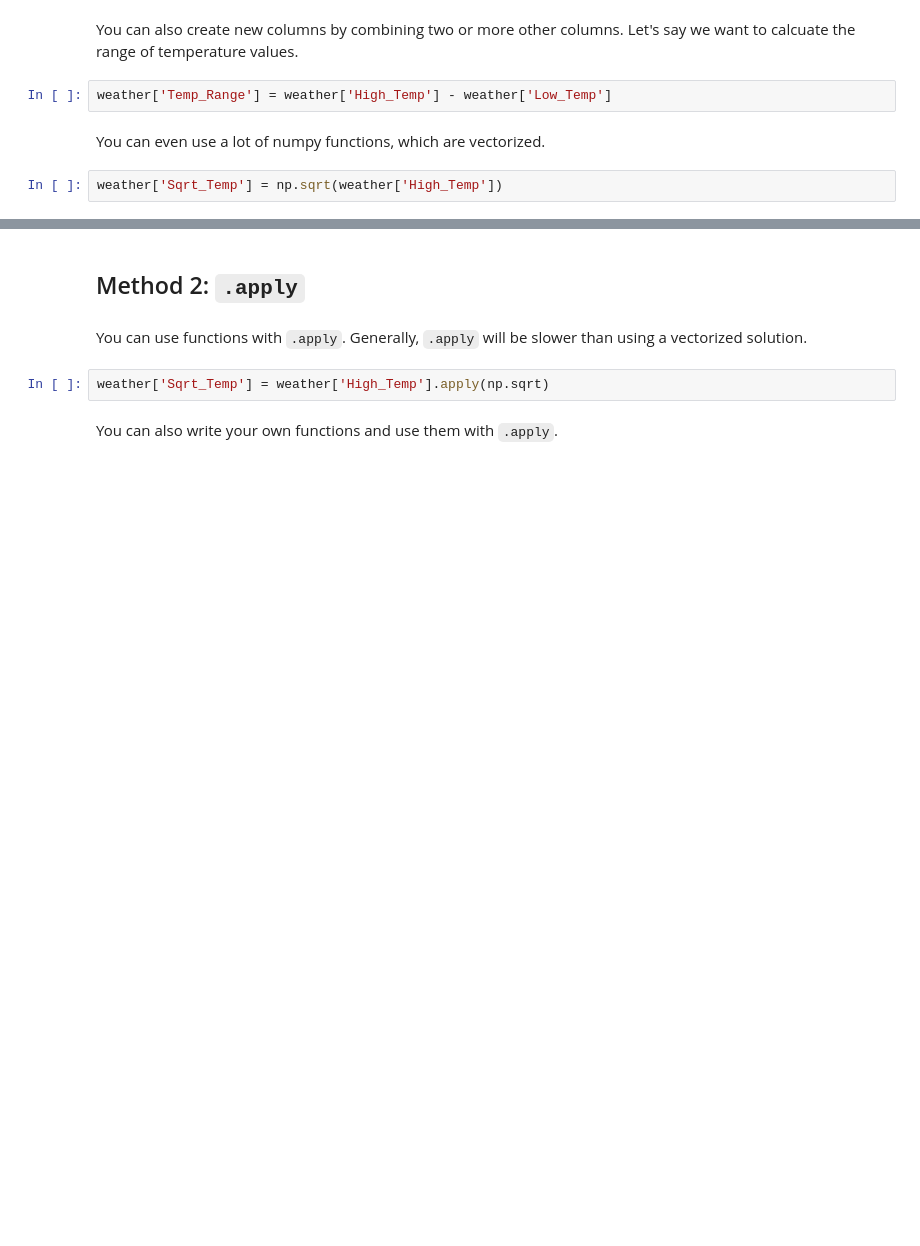
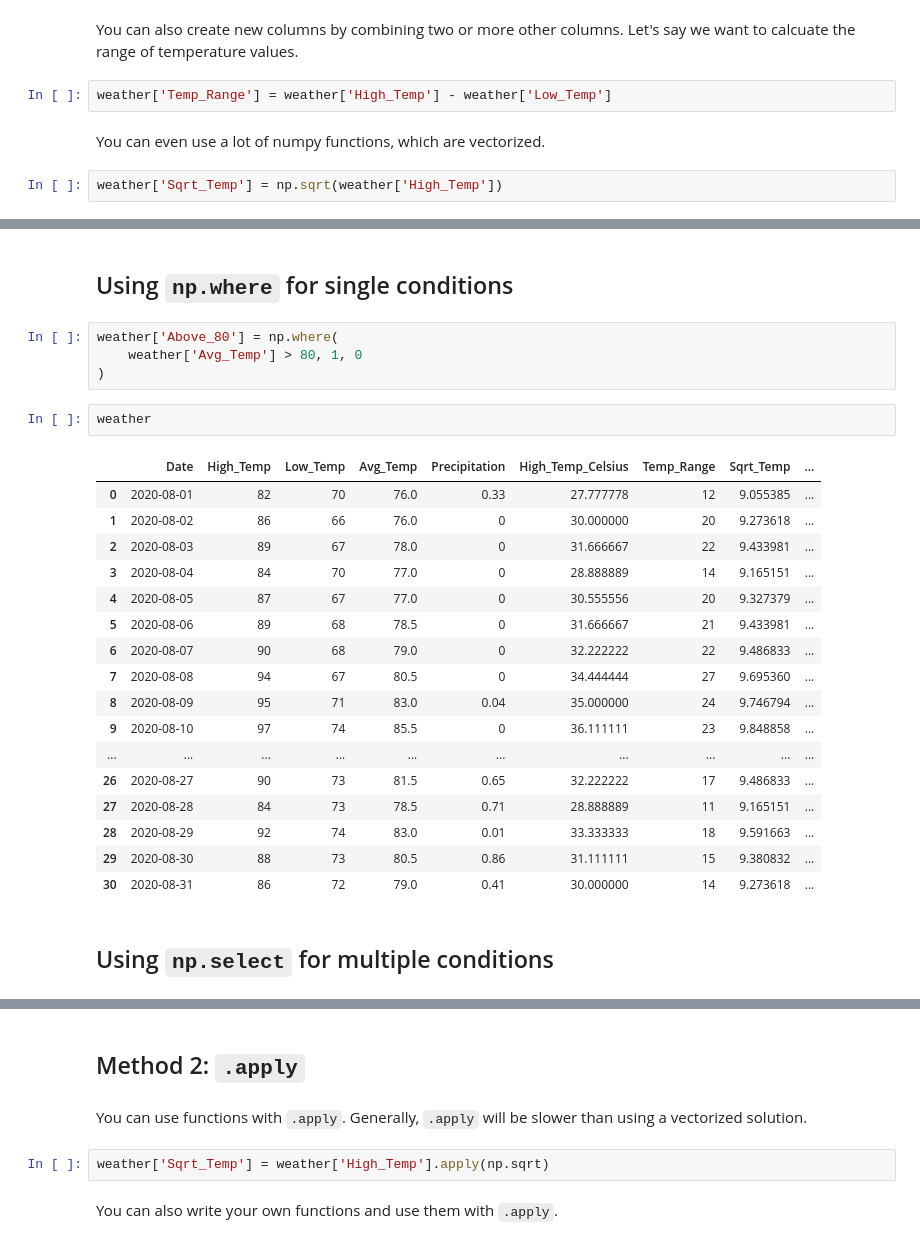
Before and after one commit to NSS-Data-Instructional-Stuff/data_science, a Jupyter notebook: Python/notebooks/Calculated_Columns.ipynb, the cells around one changed output, grey strips where cells are left out. Drawn from its saved outputs; the diff is of its cells as text; blank space fills up the shorter version.

Commit message:
add np.where/np.select walkthrough

```diff
--- a/Python/notebooks/Calculated_Columns.ipynb
+++ b/Python/notebooks/Calculated_Columns.ipynb
@@ -31,0 +53,28 @@ weather.head()
+# %% [markdown]
+## Using `np.where` for single conditions
+# %%
+weather['Above_80'] = np.where(
+    weather['Avg_Temp'] > 80, 1, 0
+)
+# %%
+weather
+# %% [output]
+|  | Date | High_Temp | Low_Temp | Avg_Temp | Precipitation | High_Temp_Celsius | Temp_Range | Sqrt_Temp | ... |
+| 0 | 2020-08-01 | 82 | 70 | 76.0 | 0.33 | 27.777778 | 12 | 9.055385 | ... |
+| 1 | 2020-08-02 | 86 | 66 | 76.0 | 0 | 30.000000 | 20 | 9.273618 | ... |
+| 2 | 2020-08-03 | 89 | 67 | 78.0 | 0 | 31.666667 | 22 | 9.433981 | ... |
+| 3 | 2020-08-04 | 84 | 70 | 77.0 | 0 | 28.888889 | 14 | 9.165151 | ... |
+| 4 | 2020-08-05 | 87 | 67 | 77.0 | 0 | 30.555556 | 20 | 9.327379 | ... |
+| 5 | 2020-08-06 | 89 | 68 | 78.5 | 0 | 31.666667 | 21 | 9.433981 | ... |
+| 6 | 2020-08-07 | 90 | 68 | 79.0 | 0 | 32.222222 | 22 | 9.486833 | ... |
+| 7 | 2020-08-08 | 94 | 67 | 80.5 | 0 | 34.444444 | 27 | 9.695360 | ... |
+| 8 | 2020-08-09 | 95 | 71 | 83.0 | 0.04 | 35.000000 | 24 | 9.746794 | ... |
+| 9 | 2020-08-10 | 97 | 74 | 85.5 | 0 | 36.111111 | 23 | 9.848858 | ... |
+| ... | ... | ... | ... | ... | ... | ... | ... | ... | ... |
+| 26 | 2020-08-27 | 90 | 73 | 81.5 | 0.65 | 32.222222 | 17 | 9.486833 | ... |
+| 27 | 2020-08-28 | 84 | 73 | 78.5 | 0.71 | 28.888889 | 11 | 9.165151 | ... |
+| 28 | 2020-08-29 | 92 | 74 | 83.0 | 0.01 | 33.333333 | 18 | 9.591663 | ... |
+| 29 | 2020-08-30 | 88 | 73 | 80.5 | 0.86 | 31.111111 | 15 | 9.380832 | ... |
+| 30 | 2020-08-31 | 86 | 72 | 79.0 | 0.41 | 30.000000 | 14 | 9.273618 | ... |
+# %% [markdown]
+## Using `np.select` for multiple conditions
```
Also changed, not shown: parts of 11 cells of this notebook.
